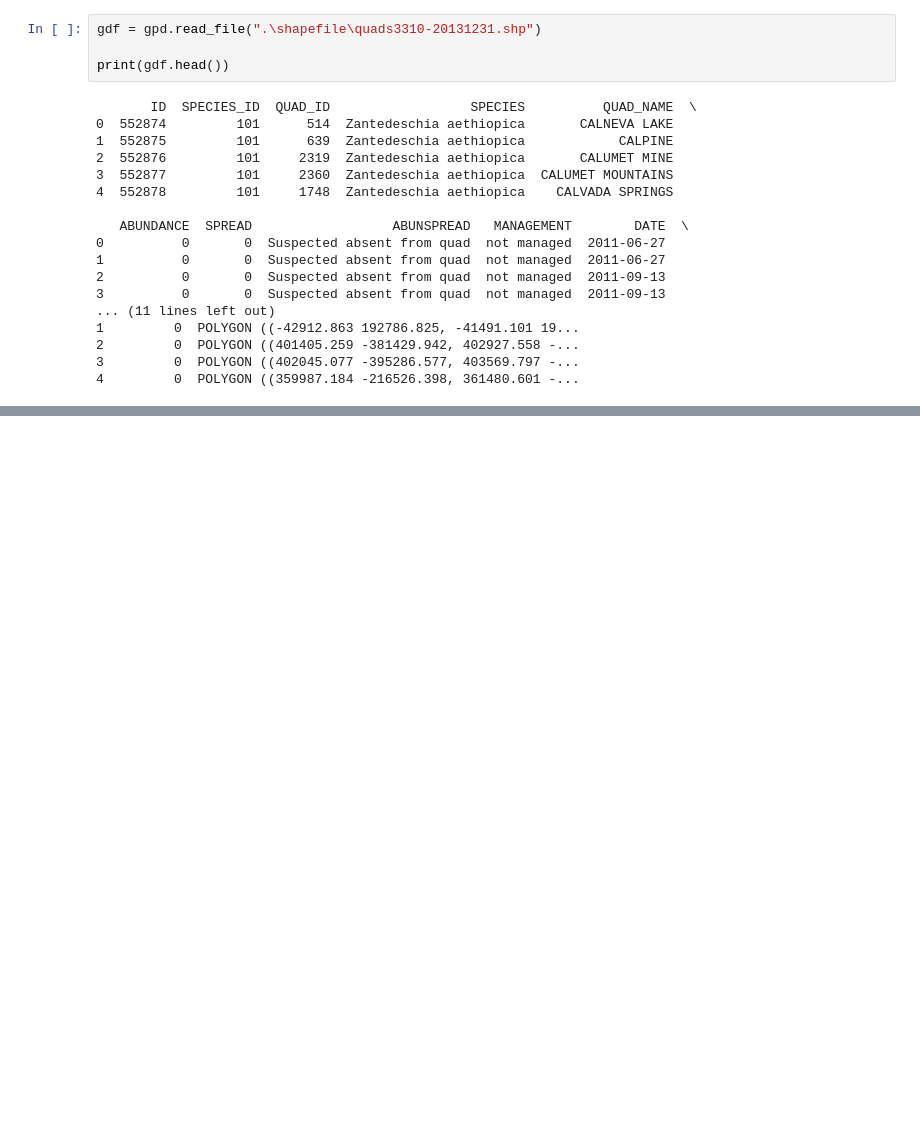
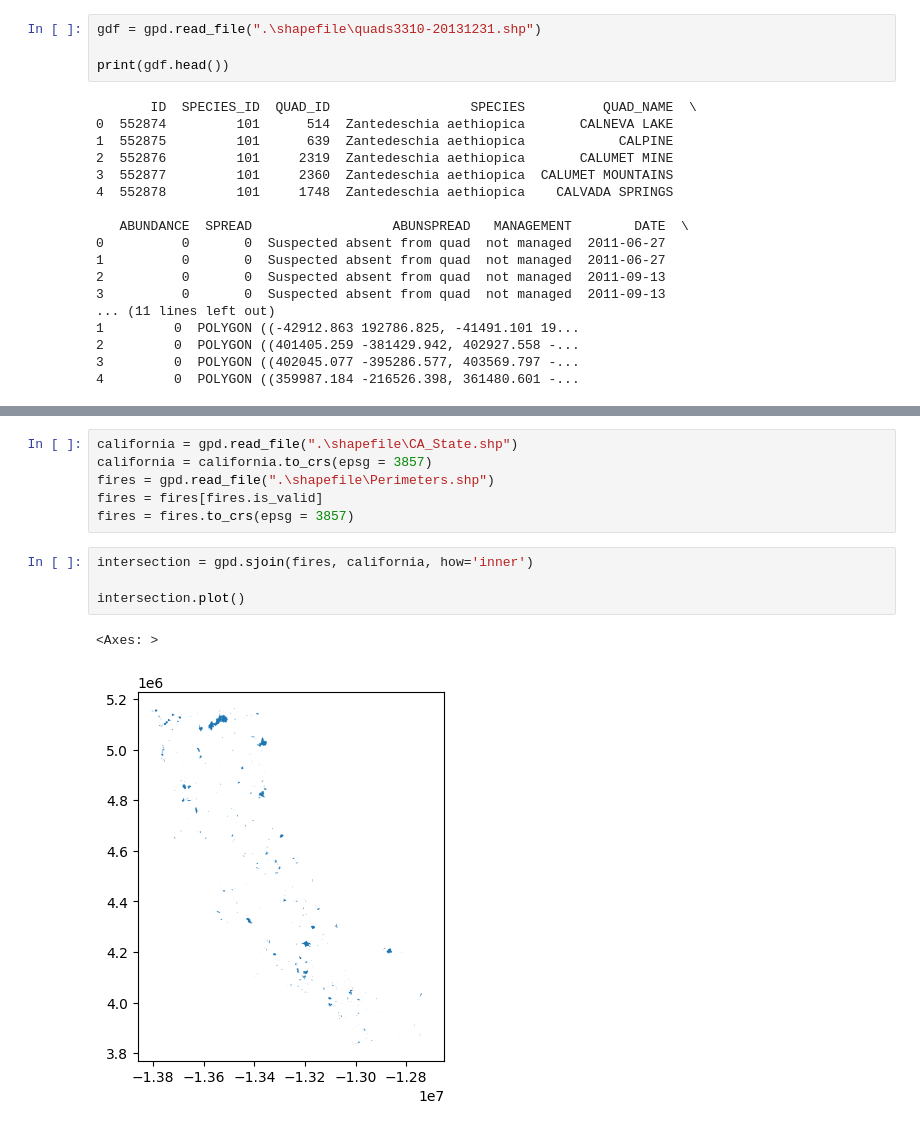
Before and after one commit to Ljosha/Fire_Plants, a Jupyter notebook: test_shapefile.ipynb, the cells around one changed output, grey strips where cells are left out. Drawn from its saved outputs; the diff is of its cells as text; blank space fills up the shorter version.

```diff
--- a/test_shapefile.ipynb
+++ b/test_shapefile.ipynb
@@ -80,0 +55,13 @@ plt.show()
+# %%
+california = gpd.read_file(".\shapefile\CA_State.shp")
+california = california.to_crs(epsg = 3857)
+fires = gpd.read_file(".\shapefile\Perimeters.shp")
+fires = fires[fires.is_valid]
+fires = fires.to_crs(epsg = 3857)
+# %%
+intersection = gpd.sjoin(fires, california, how='inner')
+
+intersection.plot()
+# %% [output]
+<Axes: >
+[figure, added]
```
Also changed, not shown: parts of 17 cells of this notebook.
